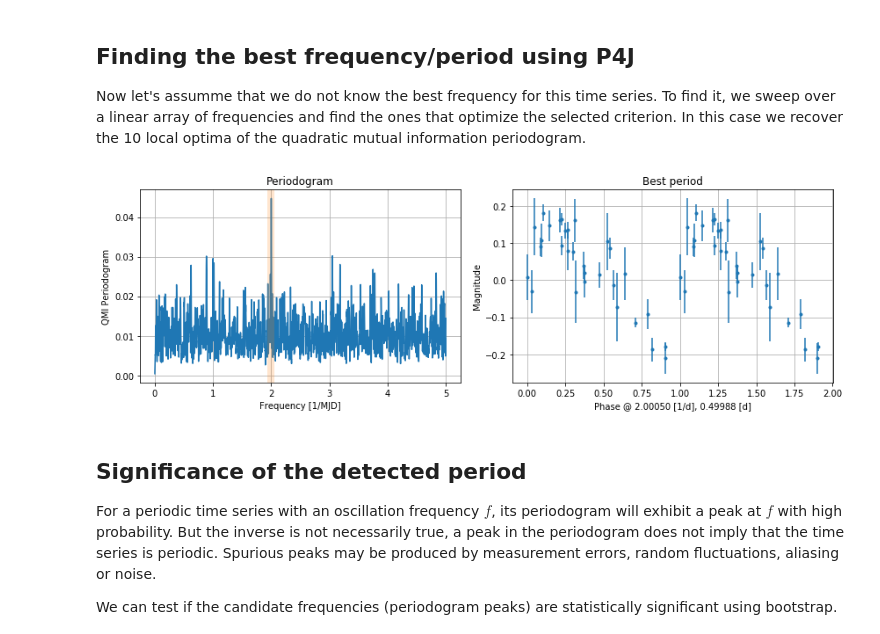
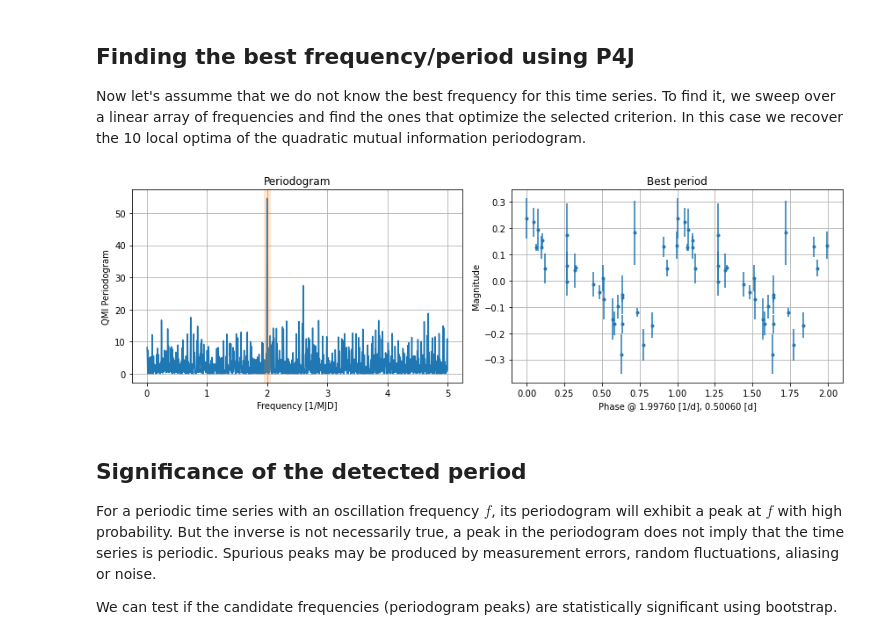
Before and after one commit to phuijse/P4J, a Jupyter notebook: examples/periodogram_demo.ipynb, the cells around one changed output. Drawn from its saved outputs; the diff is of its cells as text; code cells hidden in the pictures.

```diff
--- a/examples/periodogram_demo.ipynb
+++ b/examples/periodogram_demo.ipynb
@@ -52,41 +52,41 @@ Now let's assumme that we do not know the best frequency for this time series. T
 # %%
 #my_per = P4J.periodogram(method='LKSL') # Lafler-Kinman's string length
 #my_per = P4J.periodogram(method='PDM1') # Phase Dispersion Minimization
-#my_per = P4J.periodogram(method='MHAOV') # Multi-harmonic Analysis of Variance
+my_per = P4J.periodogram(method='MHAOV') # Multi-harmonic Analysis of Variance
 #my_per = P4J.periodogram(method='QME') # Quadratical mutual entropy or total correlation
 #my_per = P4J.periodogram(method='QMICS') # Quadratic mutual information (QMI) based on Cauchy Schwarz distance
-my_per = P4J.periodogram(method='QMIEU') # QMI based on Euclidean distance
+#my_per = P4J.periodogram(method='QMIEU') # QMI based on Euclidean distance
 
 my_per.set_data(mjd, mag, err)
 my_per.frequency_grid_evaluation(fmin=0.0, fmax=5.0, fresolution=1e-3)  # frequency sweep parameters
 my_per.finetune_best_frequencies(fresolution=1e-4, n_local_optima=10)
 freq, per = my_per.get_periodogram()
 fbest, pbest = my_per.get_best_frequencies() # Return best n_local_optima frequencies
 
 fig = plt.figure(figsize=(12, 4))
 ax = fig.add_subplot(1, 2, 1)
 ax.plot(freq, per)
 ymin, ymax = ax.get_ylim()
 ax.plot([fbest[0], fbest[0]], [ymin, ymax], linewidth=8, alpha=0.2)
 ax.set_ylim([ymin, ymax])
 ax.set_xlabel('Frequency [1/MJD]')
 ax.set_ylabel('QMI Periodogram')
 plt.title('Periodogram')
 plt.grid()
 
 ax = fig.add_subplot(1, 2, 2)
 phase = np.mod(mjd, 1.0/fbest[0])*fbest[0]
 idx = np.argsort(phase)
 ax.errorbar(np.concatenate([np.sort(phase), np.sort(phase)+1.0]),
             np.concatenate([mag[idx], mag[idx]]),
             np.concatenate([err[idx], err[idx]]), fmt='.')
 plt.title('Best period')
 ax.set_xlabel('Phase @ %0.5f [1/d], %0.5f [d]' %(fbest[0], 1.0/fbest[0]))
 ax.set_ylabel('Magnitude')
 plt.grid()
 plt.tight_layout();
 # %% [output]
-[figure, old version]
+[figure, new version]
 # %% [markdown]
 ## Significance of the detected period
 
```
Also changed, not shown: parts of 3 cells of this notebook, 8 other files.
